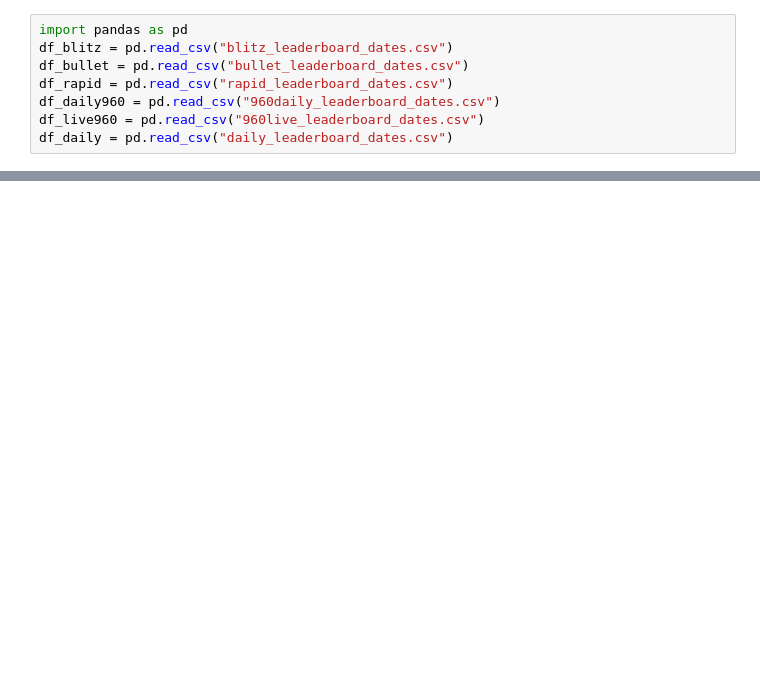
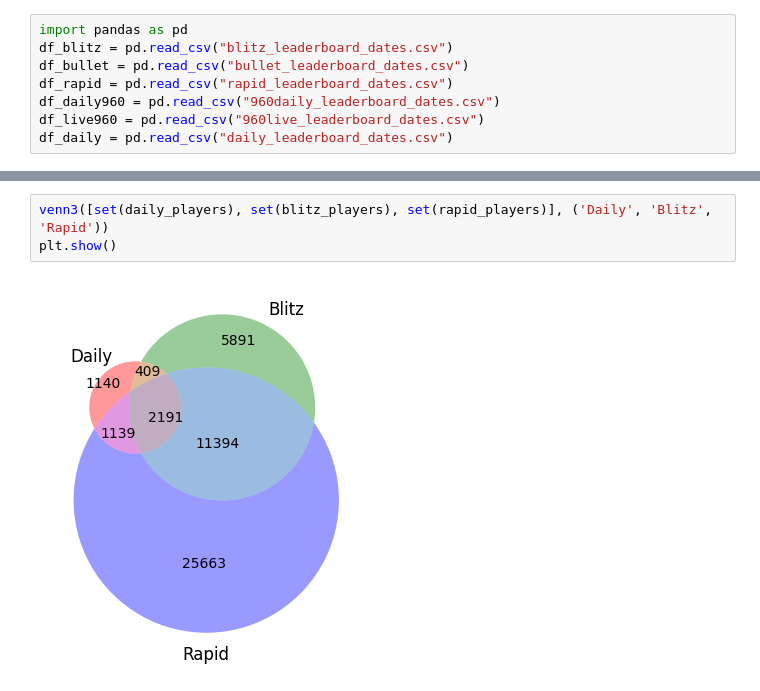
Before and after one commit to tanoCureC/scrape-chesscom, a Jupyter notebook: syukei.ipynb, the cells around one changed output, grey strips where cells are left out. Cells and saved outputs as stored; diff of their text form; blank space fills up the shorter version.

```diff
--- a/syukei.ipynb
+++ b/syukei.ipynb
@@ -49,0 +26,5 @@ Name: Player name, Length: 787, dtype: object
+# %%
+venn3([set(daily_players), set(blitz_players), set(rapid_players)], ('Daily', 'Blitz', 'Rapid'))
+plt.show()
+# %% [output]
+[figure, added]
```
Also changed, not shown: parts of 67 cells of this notebook, 2 other files.
